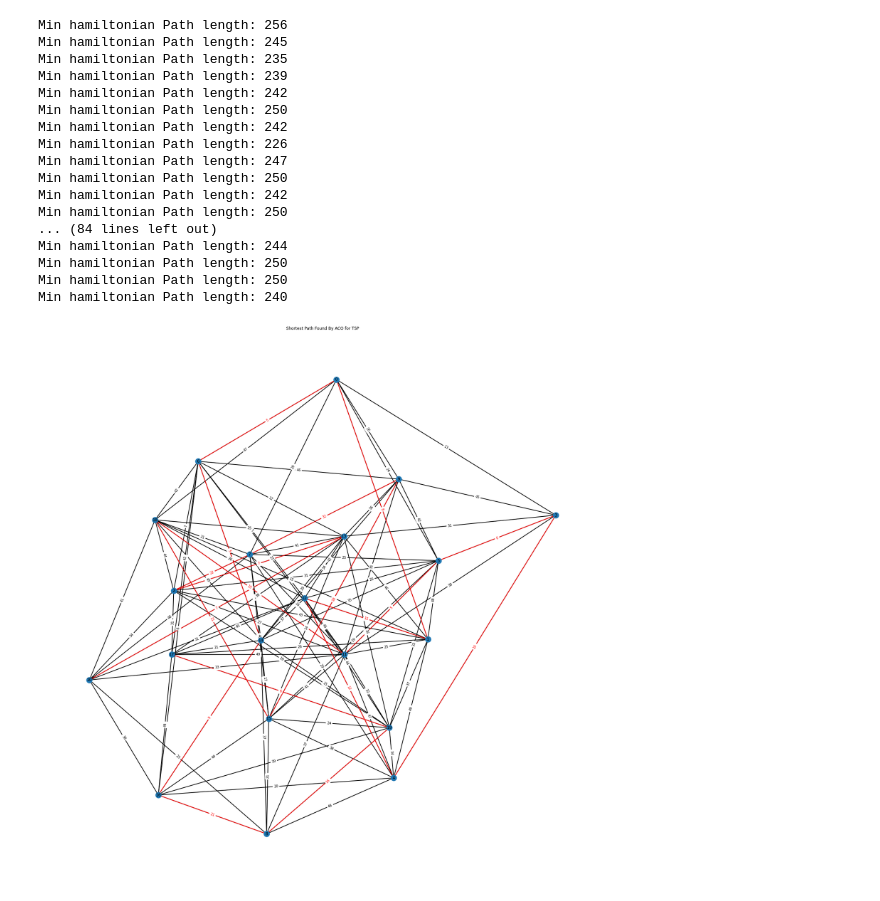
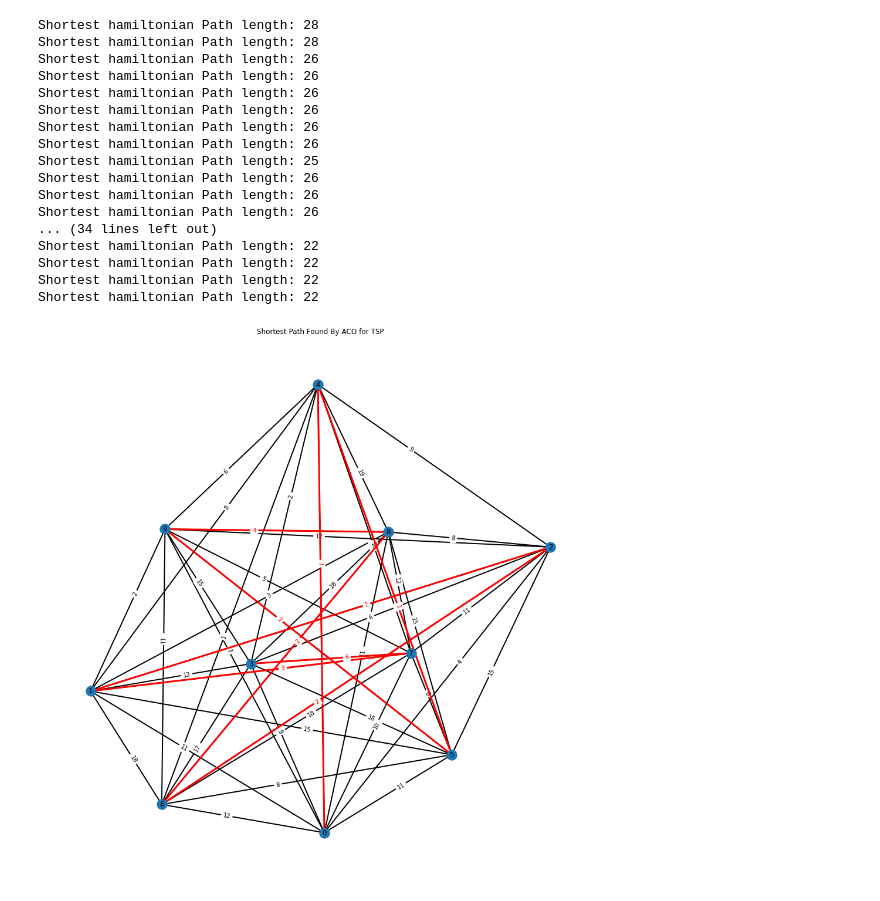
Before and after one commit to KeerthiPrabu/optimization-lab, a Jupyter notebook: 3 - TSP using ant colony optimization.ipynb, the cells around one changed output. Drawn from its saved outputs; the diff is of its cells as text; code cells hidden in the pictures.

Commit message:
reduced graph size in TSP

```diff
--- a/3 - TSP using ant colony optimization.ipynb
+++ b/3 - TSP using ant colony optimization.ipynb
@@ -14,14 +14,15 @@ def generate_random_weighted_graph(n,n_edges,low,high,seed=1):
 
 def plot_graph(g,title="",highlight_edges=[]):
     pos = nx.get_node_attributes(g,"pos")
-    plt.figure(figsize=(30,30))
+    plt.figure(figsize=(17,17))
     plt.title(title)
     nx.draw(g,pos=pos,labels = {x:x for x in g.nodes},width=2)
     weights = nx.get_edge_attributes(g,"weight")
+    # draw labels for edges
+    nx.draw_networkx_edge_labels(g,pos,edge_labels=weights,label_pos=.4);
+
     # highlight highlighted_edges
-    nx.draw_networkx_edges(g,pos,edgelist = highlight_edges,edge_color="r",width=2)
-    # draw labels for edges
-    nx.draw_networkx_edge_labels(g,pos,edge_labels=weights);
+    nx.draw_networkx_edges(g,pos,edgelist = highlight_edges,edge_color="r",width=3)
     # highlight labels of highlighted edges
     nx.draw_networkx_edge_labels(
         g,pos,
@@ -30,7 +31,8 @@ def plot_graph(g,title="",highlight_edges=[]):
             for e,w in weights.items()
             if e in map(lambda x:tuple(sorted(x)),highlight_edges)
         },
-        font_color="r"
+        font_color="r",
+        label_pos=.4
     );
     plt.show()
 # %%
@@ -119,10 +121,10 @@ class ACOTSP:
             return None
 # %%
 np.random.seed(3)
-g = generate_random_weighted_graph(20,100,5,50,seed=10)
+g = generate_random_weighted_graph(10,50,1,20,seed=10)
 random_edges = np.random.choice(len(g.edges),5,replace=False)
 plot_graph(g,"Graph for TSP")
-acotsp = ACOTSP(g,n_ants=50,alpha=1,beta=5,Q=100,rho=.5)
-acotsp.run(n_iter = 100)
+acotsp = ACOTSP(g,n_ants=10,alpha=3,beta=5,Q=10,rho=.1)
+acotsp.run(n_iter = 50)
 plot_graph(g,"Shortest Path Found By ACO for TSP",acotsp.min_path)
 # %% [output]
@@ -130,18 +132,18 @@ plot_graph(g,"Shortest Path Found By ACO for TSP",acotsp.min_path)
-Min hamiltonian Path length: 256
-Min hamiltonian Path length: 245
-Min hamiltonian Path length: 235
-Min hamiltonian Path length: 239
-Min hamiltonian Path length: 242
-Min hamiltonian Path length: 250
-Min hamiltonian Path length: 242
-Min hamiltonian Path length: 226
-Min hamiltonian Path length: 247
-Min hamiltonian Path length: 250
-Min hamiltonian Path length: 242
-Min hamiltonian Path length: 250
-... (84 lines left out)
-Min hamiltonian Path length: 244
-Min hamiltonian Path length: 250
-Min hamiltonian Path length: 250
-Min hamiltonian Path length: 240
+Shortest hamiltonian Path length: 28
+Shortest hamiltonian Path length: 28
+Shortest hamiltonian Path length: 26
+Shortest hamiltonian Path length: 26
+Shortest hamiltonian Path length: 26
+Shortest hamiltonian Path length: 26
+Shortest hamiltonian Path length: 26
+Shortest hamiltonian Path length: 26
+Shortest hamiltonian Path length: 25
+Shortest hamiltonian Path length: 26
+Shortest hamiltonian Path length: 26
+Shortest hamiltonian Path length: 26
+... (34 lines left out)
+Shortest hamiltonian Path length: 22
+Shortest hamiltonian Path length: 22
+Shortest hamiltonian Path length: 22
+Shortest hamiltonian Path length: 22
-[figure, old version]
+[figure, new version]
```
Also changed, not shown: parts of 2 cells of this notebook.
